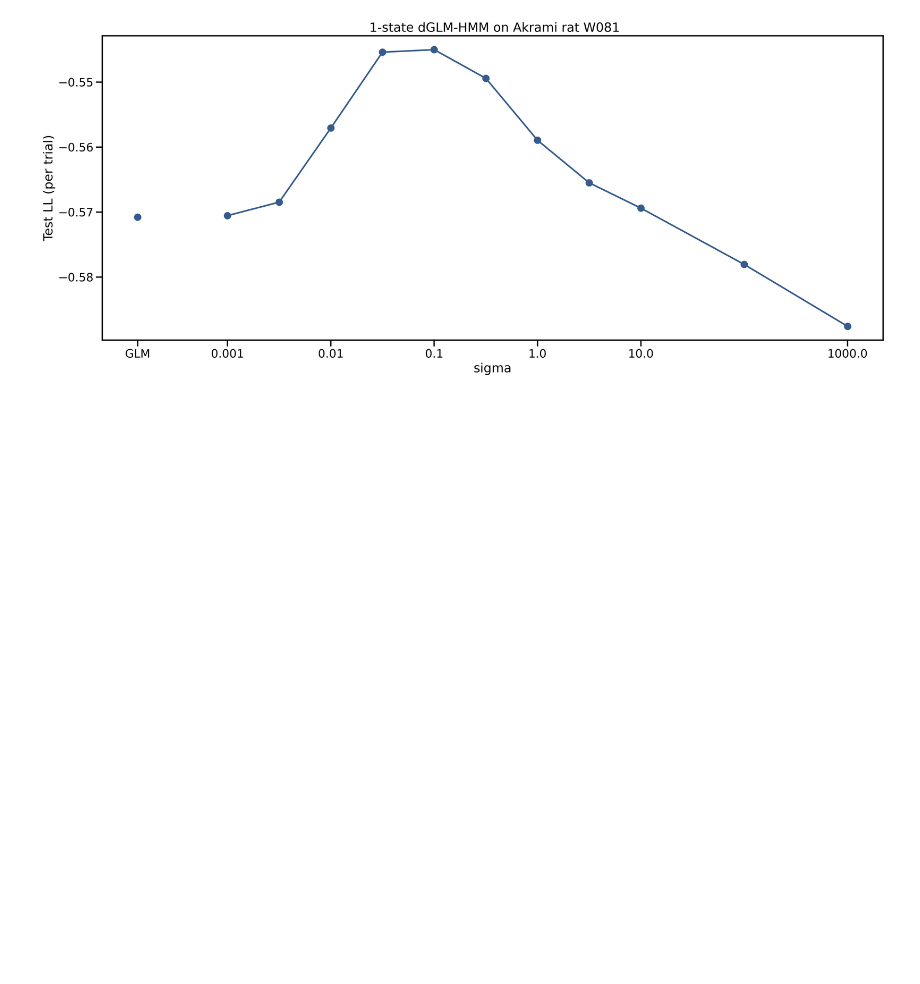
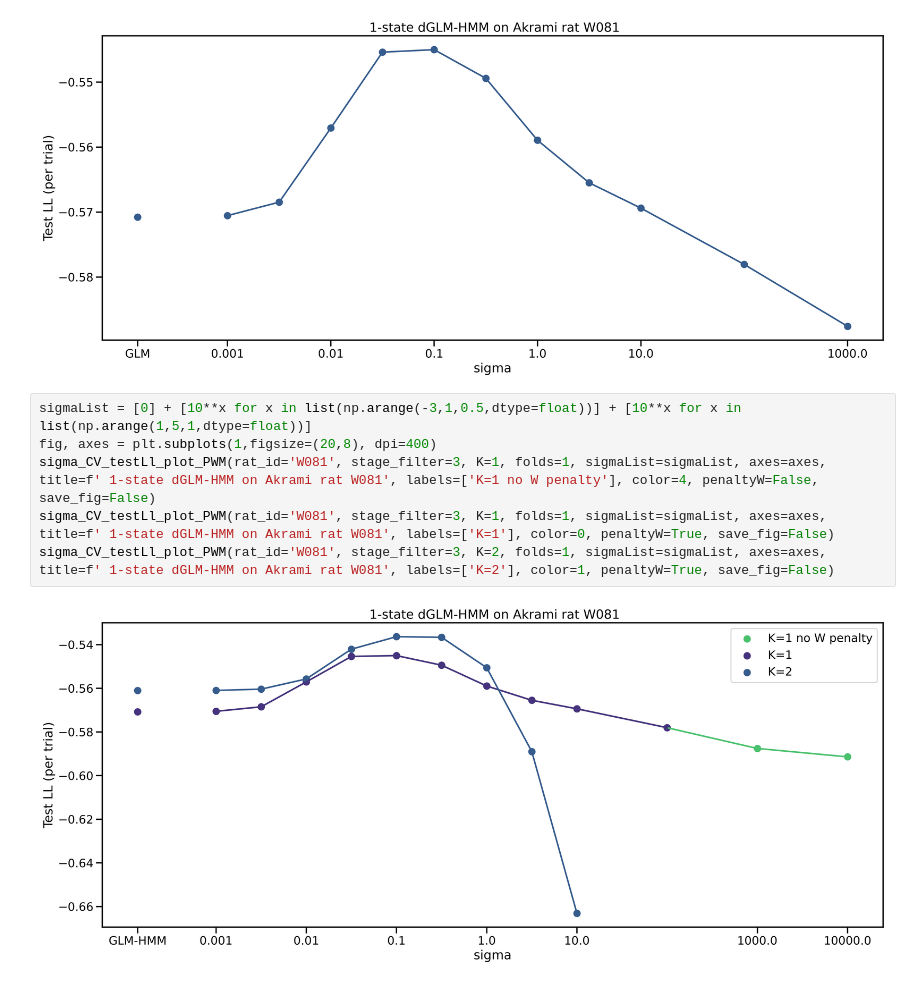
Before and after one commit to lenca56/Pillow_dGLM-HMM, a Jupyter notebook: code/M2_PWM_Analysis.ipynb, the cells around one changed output. Cells and saved outputs as stored; diff of their text form; blank space fills up the shorter version.

Commit message:
improved plots for PWM

```diff
--- a/code/M2_PWM_Analysis.ipynb
+++ b/code/M2_PWM_Analysis.ipynb
@@ -127,3 +134,11 @@ fig, axes = plt.subplots(1,figsize=(20,8), dpi=400)
 sigma_CV_testLl_plot_PWM(rat_id='W081', stage_filter=3, K=1, folds=1, sigmaList=sigmaList, axes=axes, title=f' 1-state dGLM-HMM on Akrami rat W081', save_fig=True)
 # %% [output]
 [figure]
+# %%
+sigmaList = [0] + [10**x for x in list(np.arange(-3,1,0.5,dtype=float))] + [10**x for x in list(np.arange(1,5,1,dtype=float))]
+fig, axes = plt.subplots(1,figsize=(20,8), dpi=400)
+sigma_CV_testLl_plot_PWM(rat_id='W081', stage_filter=3, K=1, folds=1, sigmaList=sigmaList, axes=axes, title=f' 1-state dGLM-HMM on Akrami rat W081', labels=['K=1 no W penalty'], color=4, penaltyW=False, save_fig=False)
+sigma_CV_testLl_plot_PWM(rat_id='W081', stage_filter=3, K=1, folds=1, sigmaList=sigmaList, axes=axes, title=f' 1-state dGLM-HMM on Akrami rat W081', labels=['K=1'], color=0, penaltyW=True, save_fig=False)
+sigma_CV_testLl_plot_PWM(rat_id='W081', stage_filter=3, K=2, folds=1, sigmaList=sigmaList, axes=axes, title=f' 1-state dGLM-HMM on Akrami rat W081', labels=['K=2'], color=1, penaltyW=True, save_fig=False)
+# %% [output]
+[figure, added]
```
Also changed, not shown: parts of 2 cells of this notebook, 2 other files.
